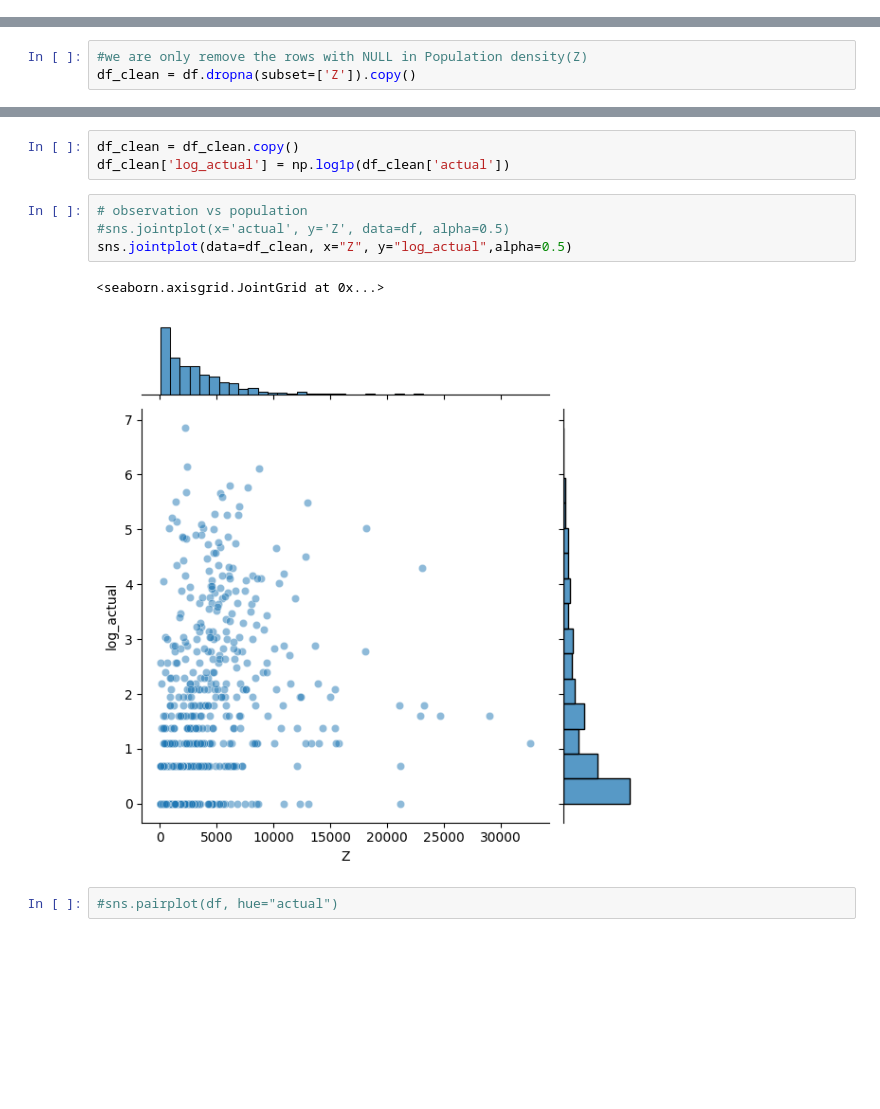
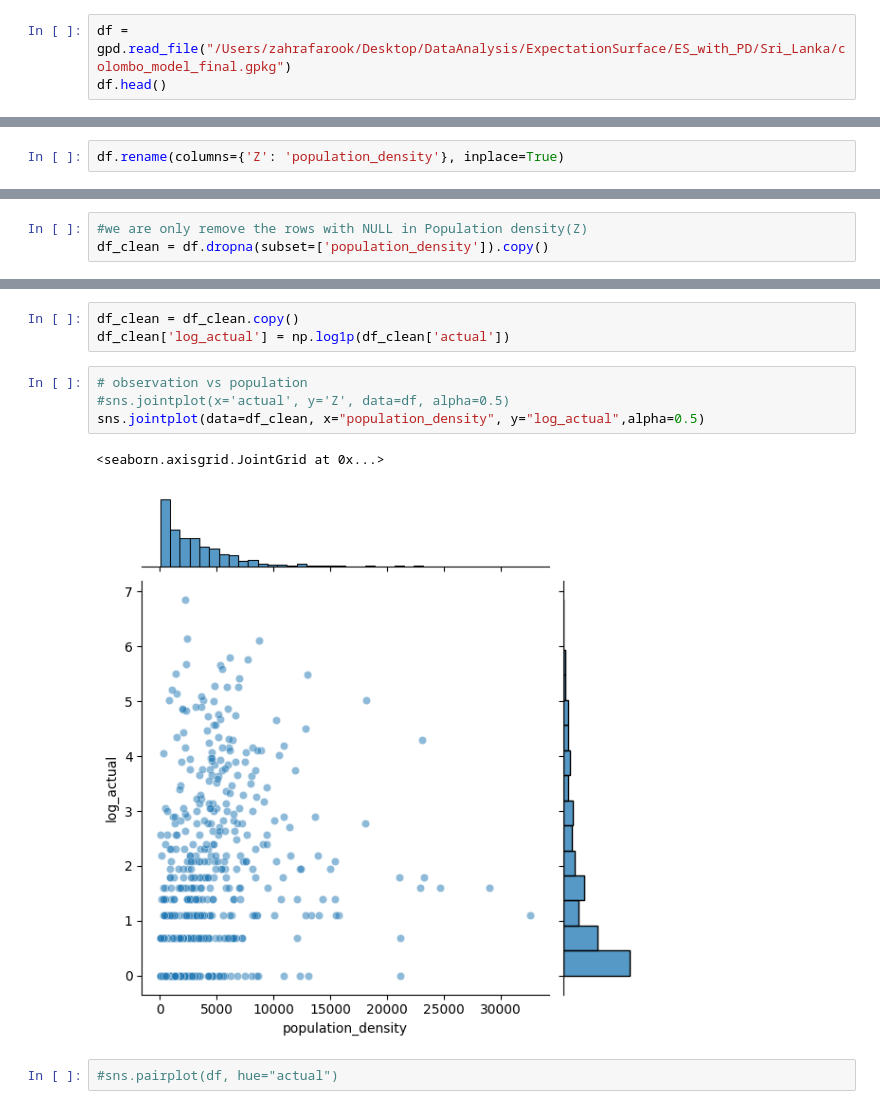
Before and after one commit to zahrafarook/participatory_methods_and_citizen_science, a Jupyter notebook: Spatial Analyis/Correlation and Linear Regression _ Colombo.ipynb, the cells around one changed output, grey strips where cells are left out. Cells and saved outputs as stored; diff of their text form; blank space fills up the shorter version.

```diff
--- a/Spatial Analyis/Correlation and Linear Regression _ Colombo.ipynb
+++ b/Spatial Analyis/Correlation and Linear Regression _ Colombo.ipynb
@@ -31,0 +33,3 @@ df = pd.read_csv("/Users/zahrafarook/Desktop/DataAnalysis/ExpectationSurface/ES_
+# %%
+df = gpd.read_file("/Users/zahrafarook/Desktop/DataAnalysis/ExpectationSurface/ES_with_PD/Sri_Lanka/colombo_model_final.gpkg")
+df.head()
@@ -39,6 +51,8 @@ df.head()
 | 3 | 5 | 372739.6656 | 767369.7619 | 373739.6656 | 766369.7619 | 4 | 0 | 988020 | 79.852916 | 6.937084 | ... | ... |
 | 4 | 6 | 372739.6656 | 766369.7619 | 373739.6656 | 765369.7619 | 5 | 0 | 990445 | 79.852916 | 6.928750 | ... | ... |
 5 rows × 21 columns
+# %%
+df.rename(columns={'Z': 'population_density'}, inplace=True)
 # %% [markdown]
 # Exploratory Data Analysis
 # %%
@@ -95,7 +110,7 @@ surface_gb      0
 dtype: int64
 # %%
 #we are only remove the rows with NULL in Population density(Z)
-df_clean = df.dropna(subset=['Z']).copy()
+df_clean = df.dropna(subset=['population_density']).copy()
 # %%
 df_clean.isnull().sum()
 # %% [output]
@@ -153,10 +168,10 @@ df_clean['log_actual'] = np.log1p(df_clean['actual'])
 # %%
 # observation vs population
 #sns.jointplot(x='actual', y='Z', data=df, alpha=0.5)
-sns.jointplot(data=df_clean, x="Z", y="log_actual",alpha=0.5)
+sns.jointplot(data=df_clean, x="population_density", y="log_actual",alpha=0.5)
 # %% [output]
 <seaborn.axisgrid.JointGrid at 0x...>
-[figure, old version]
+[figure, new version]
 # %%
 #sns.pairplot(df, hue="actual")
 # %%
```
Also changed, not shown: parts of 77 cells of this notebook, 1 other file.
